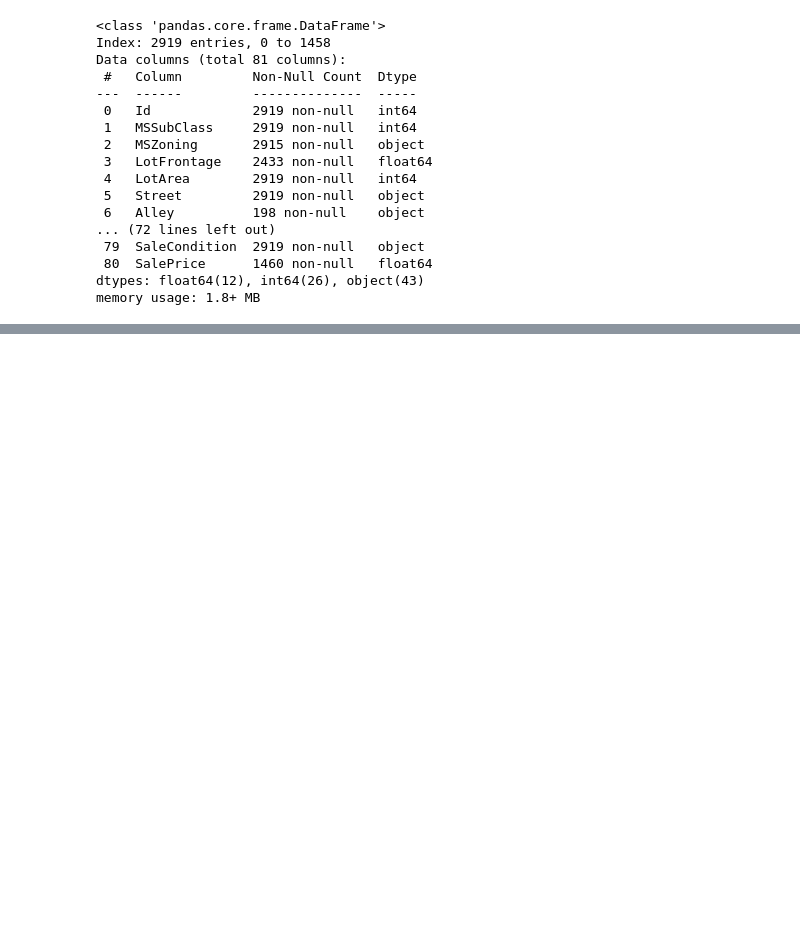
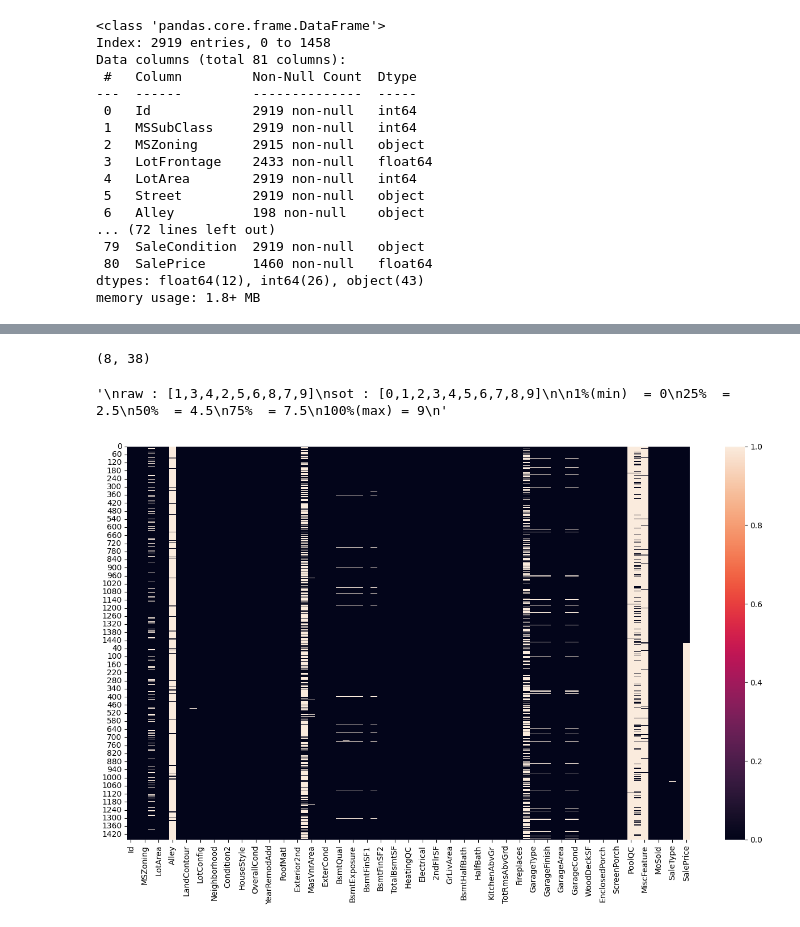
Before and after one commit to rathorebharat937/House_Price_Prediction_Regression_Project, a Jupyter notebook: house_price_prediction_01.ipynb, the cells around one changed output, grey strips where cells are left out. Saved outputs shown, nothing was run; the diff lists cells and outputs as text; code cells hidden in the pictures; blank space fills up the shorter version.

```diff
--- a/house_price_prediction_01.ipynb
+++ b/house_price_prediction_01.ipynb
@@ -145,0 +165,28 @@ Total number of categorical feature : ['MSZoning', 'Street', 'Alley', 'LotShape'
+# %%
+df.describe().shape
+# %% [output]
+(8, 38)
+# %%
+# note in count  not include null vlaue
+
+
+#If values are close to the mean, standard deviation is small.
+
+#If values are far from the mean, standard deviation is large.
+#Standard deviation measures the
+# "average distance" of each value from the mean.
+
+#"Are the values tightly packed, or widely spread out?"
+
+"""
+raw : [1,3,4,2,5,6,8,7,9]
+sot : [0,1,2,3,4,5,6,7,8,9]
+
+1%(min)  = 0
+25%  = 2.5
+50%  = 4.5
+75%  = 7.5
+100%(max) = 9
+"""
+# %% [output]
+'\nraw : [1,3,4,2,5,6,8,7,9]\nsot : [0,1,2,3,4,5,6,7,8,9]\n\n1%(min)  = 0\n25%  = 2.5\n50%  = 4.5\n75%  = 7.5\n100%(max) = 9\n'
@@ -145,0 +195,15 @@ Total number of categorical feature : ['MSZoning', 'Street', 'Alley', 'LotShape'
+# %%
+# visualise null/Missing value
+plt.figure(figsize = (16,9))  # this create new figure for plotting
+                                # and set size in inches
+                                # and this is function of matplotlib
+
+sns.heatmap(df.isnull())  # sns is a seaborn , which is built on top of matplotlib for better visuals
+                            # it create heatmap
+
+plt.savefig("EDA_img/heatmap_DF_of_null_values.png") # this saves the current figure as a PNG image
+                                                    # EDA_img is folder name
+                                                    # and "heatmap_DF_of_null_values.png" is file name
+                                                    # this is function of matplotlib
+# %% [output]
+[figure, added]
```
Also changed, not shown: parts of 12 cells of this notebook, 1 other file.
